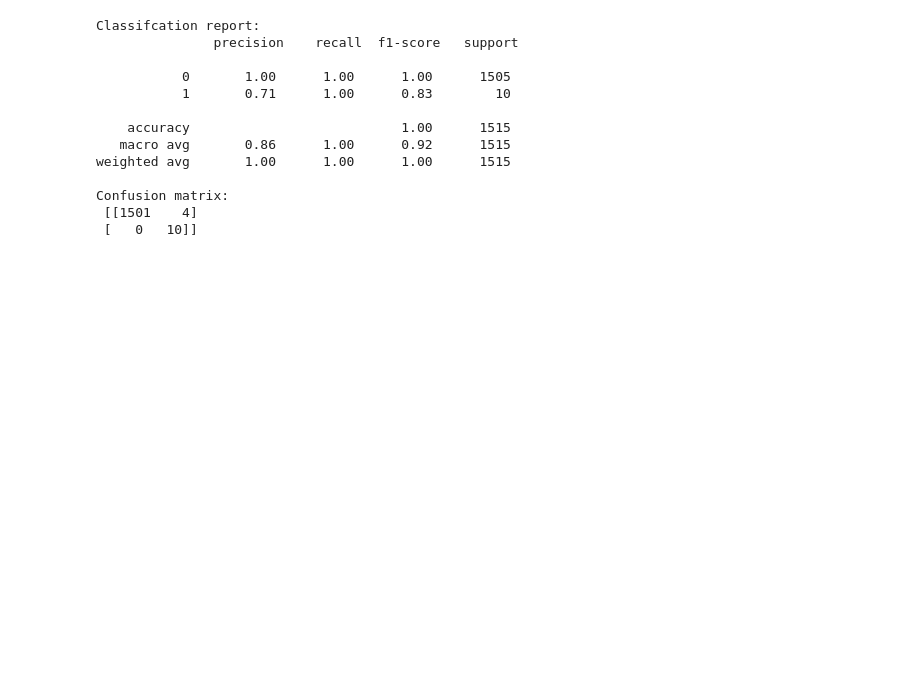
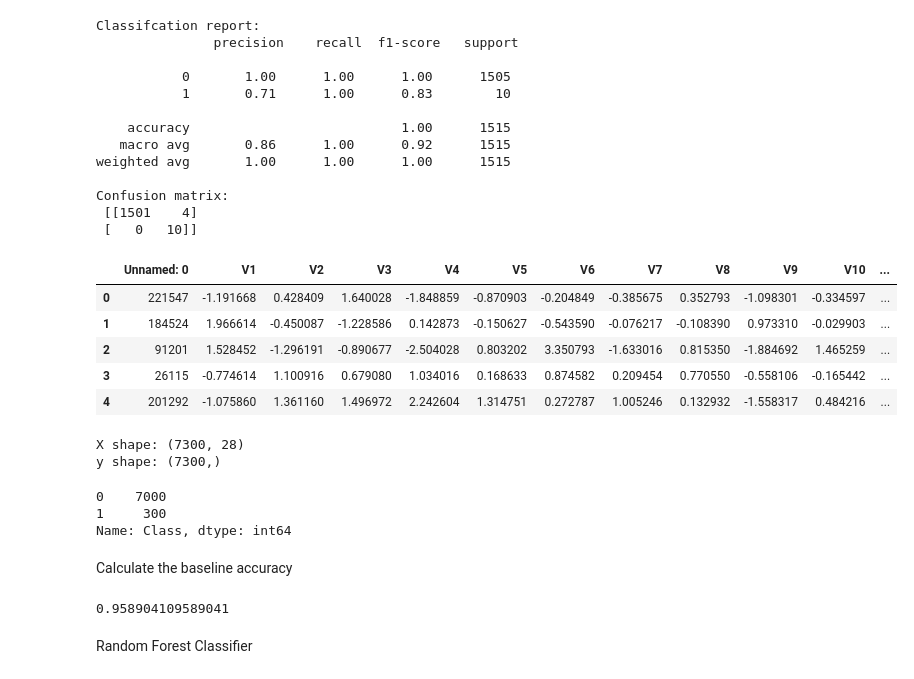
Before and after one commit to VivianH61/Fraud-detection, a Jupyter notebook: logistic_regression.ipynb, the cells around one changed output. Cells and saved outputs as stored; diff of their text form; code cells hidden in the pictures; blank space fills up the shorter version.

Commit message:
added Random Forest classifier to classify labeled data

```diff
--- a/logistic_regression.ipynb
+++ b/logistic_regression.ipynb
@@ -176,3 +176,35 @@ weighted avg       1.00      1.00      1.00      1515
 Confusion matrix:
  [[1501    4]
  [   0   10]]
+# %%
+df2 = pd.read_csv(cc2_file)
+df2.head()
+# %% [output]
+|  | Unnamed: 0 | V1 | V2 | V3 | V4 | V5 | V6 | V7 | V8 | V9 | V10 | ... |
+| 0 | 221547 | -1.191668 | 0.428409 | 1.640028 | -1.848859 | -0.870903 | -0.204849 | -0.385675 | 0.352793 | -1.098301 | -0.334597 | ... |
+| 1 | 184524 | 1.966614 | -0.450087 | -1.228586 | 0.142873 | -0.150627 | -0.543590 | -0.076217 | -0.108390 | 0.973310 | -0.029903 | ... |
+| 2 | 91201 | 1.528452 | -1.296191 | -0.890677 | -2.504028 | 0.803202 | 3.350793 | -1.633016 | 0.815350 | -1.884692 | 1.465259 | ... |
+| 3 | 26115 | -0.774614 | 1.100916 | 0.679080 | 1.034016 | 0.168633 | 0.874582 | 0.209454 | 0.770550 | -0.558106 | -0.165442 | ... |
+| 4 | 201292 | -1.075860 | 1.361160 | 1.496972 | 2.242604 | 1.314751 | 0.272787 | 1.005246 | 0.132932 | -1.558317 | 0.484216 | ... |
+# %%
+X, y = prep_data(df2)
+print(f'X shape: {X.shape}\ny shape: {y.shape}')
+# %% [output]
+X shape: (7300, 28)
+y shape: (7300,)
+# %%
+df2.Class.value_counts()
+# %% [output]
+0    7000
+1     300
+Name: Class, dtype: int64
+# %% [markdown]
+Calculate the baseline accuracy
+# %%
+y_list = y.tolist()
+percentage = y_list.count(0)/len(y)
+print(percentage)
+# %% [output]
+0.958904109589041
+# %% [markdown]
+Random Forest Classifier
```
Also changed, not shown: parts of 3 cells of this notebook, 1 other file.
